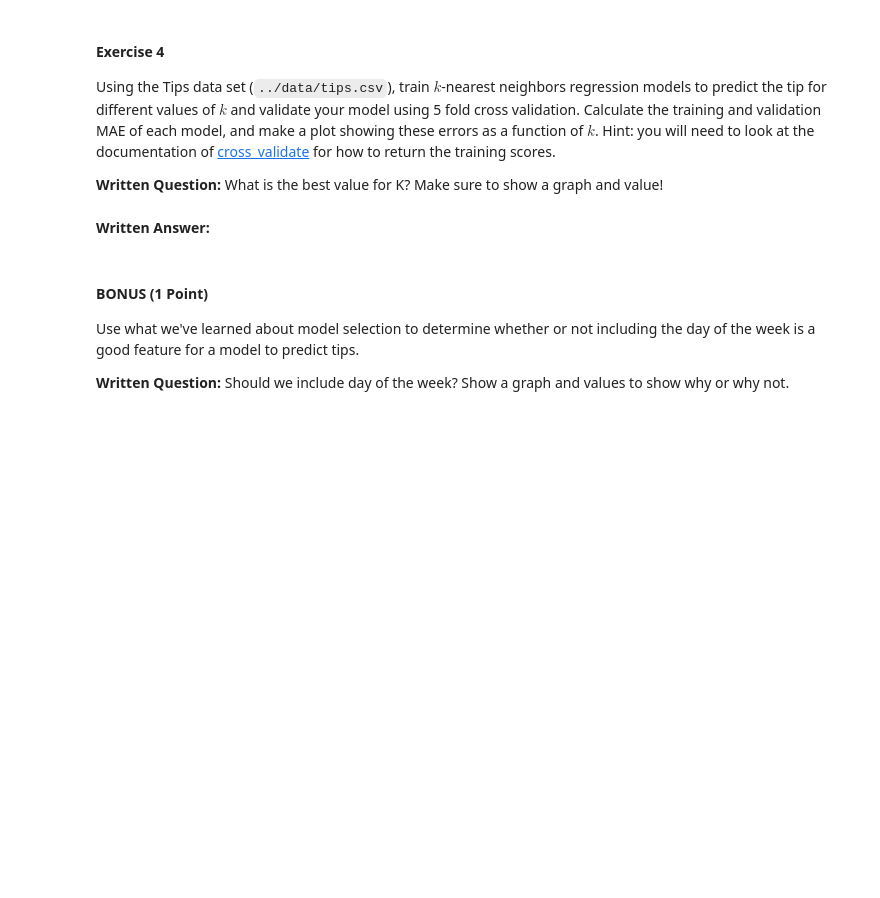
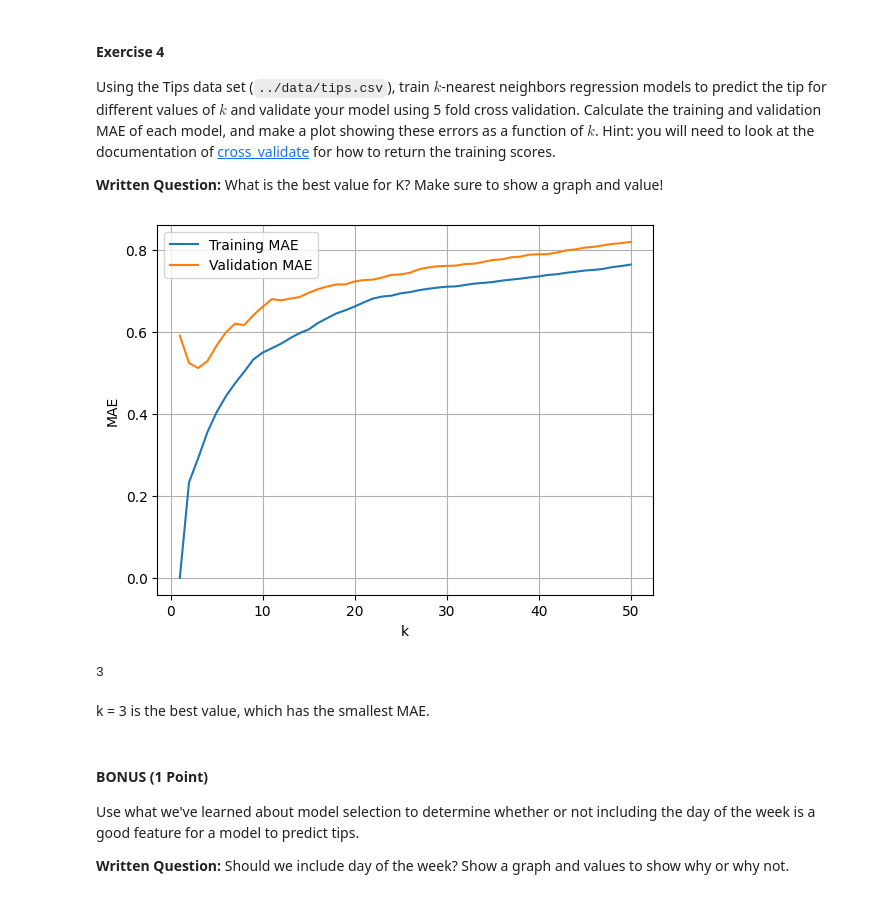
Before and after one commit to LongJ717/LongJ717.github.io, a Jupyter notebook: _labs/Lab09/Lab09.ipynb, the cells around one changed output. Cells and saved outputs as stored; diff of their text form; code cells hidden in the pictures; blank space fills up the shorter version.

```diff
--- a/_labs/Lab09/Lab09.ipynb
+++ b/_labs/Lab09/Lab09.ipynb
@@ -675,5 +673,49 @@ Using the Tips data set (`../data/tips.csv`), train $k$-nearest neighbors regres
-# %% [markdown]
-**Written Answer:**
+# %%
+tips = pd.read_csv("../data/tips.csv")
+
+X_dict = tips.to_dict(orient="records")
+y = tips["tip"]
+
+# specify the pipeline
+vec = DictVectorizer(sparse=False)
+scaler = StandardScaler()
+
+def get_cv_error(k):
+    model = KNeighborsRegressor(n_neighbors=k)
+    pipeline = Pipeline([("vectorizer", vec), ("scaler", scaler), ("fit", model)])
+    mae = cross_validate(
+        pipeline, X_dict, y,
+        cv=5, scoring="neg_mean_absolute_error", return_train_score=True,
+    )
+
+    train_mae = np.mean(-mae["train_score"])
+    val_mae = np.mean(-mae["test_score"])
+
+    return train_mae, val_mae
+
+ks = range(1, 51)
+train_errs = []
+val_errs = []
+
+for k in ks:
+    train, validation = get_cv_error(k)
+    train_errs.append(train)
+    val_errs.append(validation)
+
+plt.plot(ks, train_errs, label='Training MAE')
+plt.plot(ks, val_errs, label='Validation MAE')
+plt.xlabel('k')
+plt.ylabel('MAE')
+plt.legend()
+plt.grid(True)
+plt.show()
+
+ks[np.argmin(val_errs)]
+# %% [output]
+[figure, added]
+3
+# %% [markdown]
+k = 3 is the best value, which has the smallest MAE.
 # %% [markdown]
 #### BONUS (1 Point)
 
```
Also changed, not shown: parts of 9 cells of this notebook.
